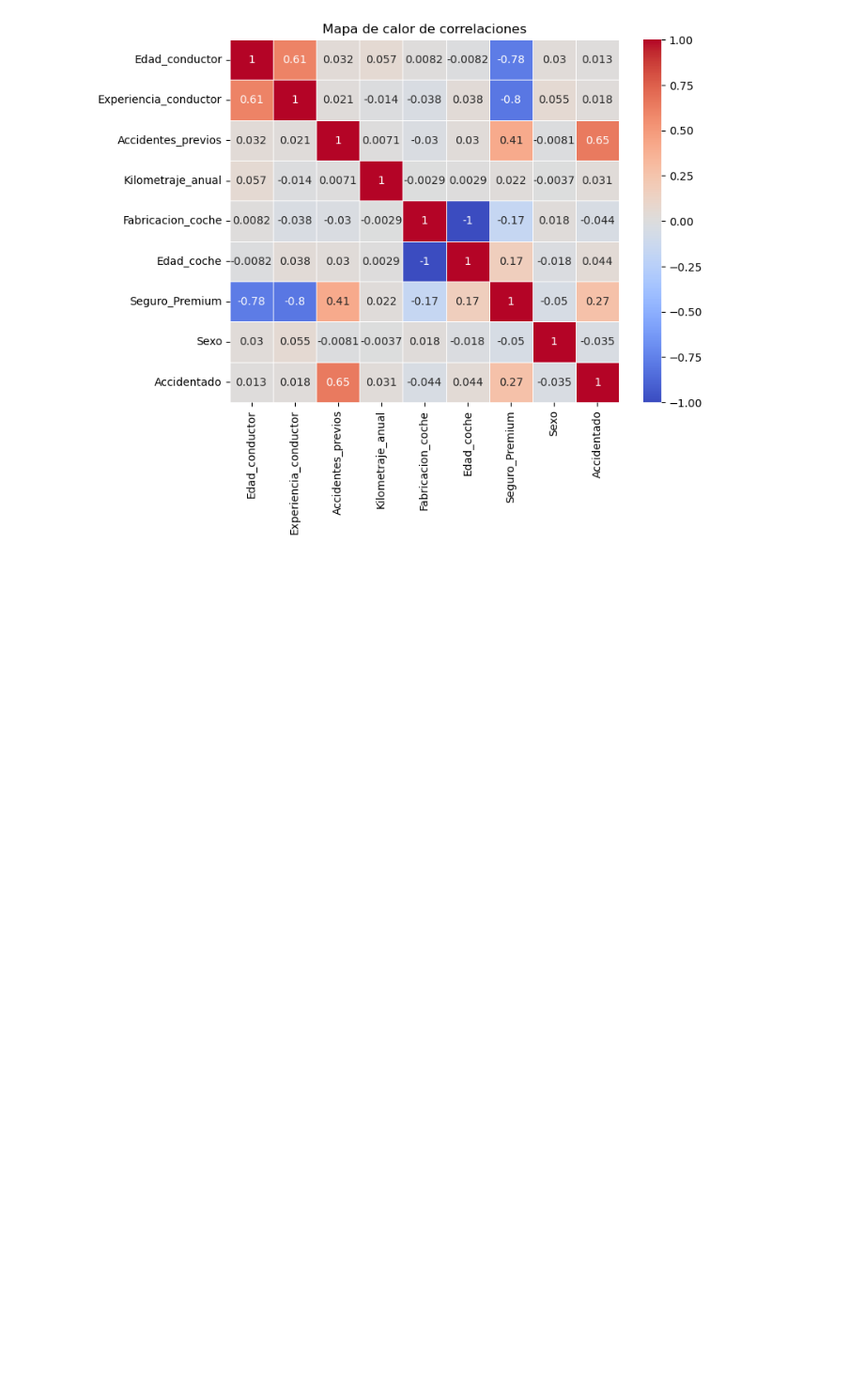
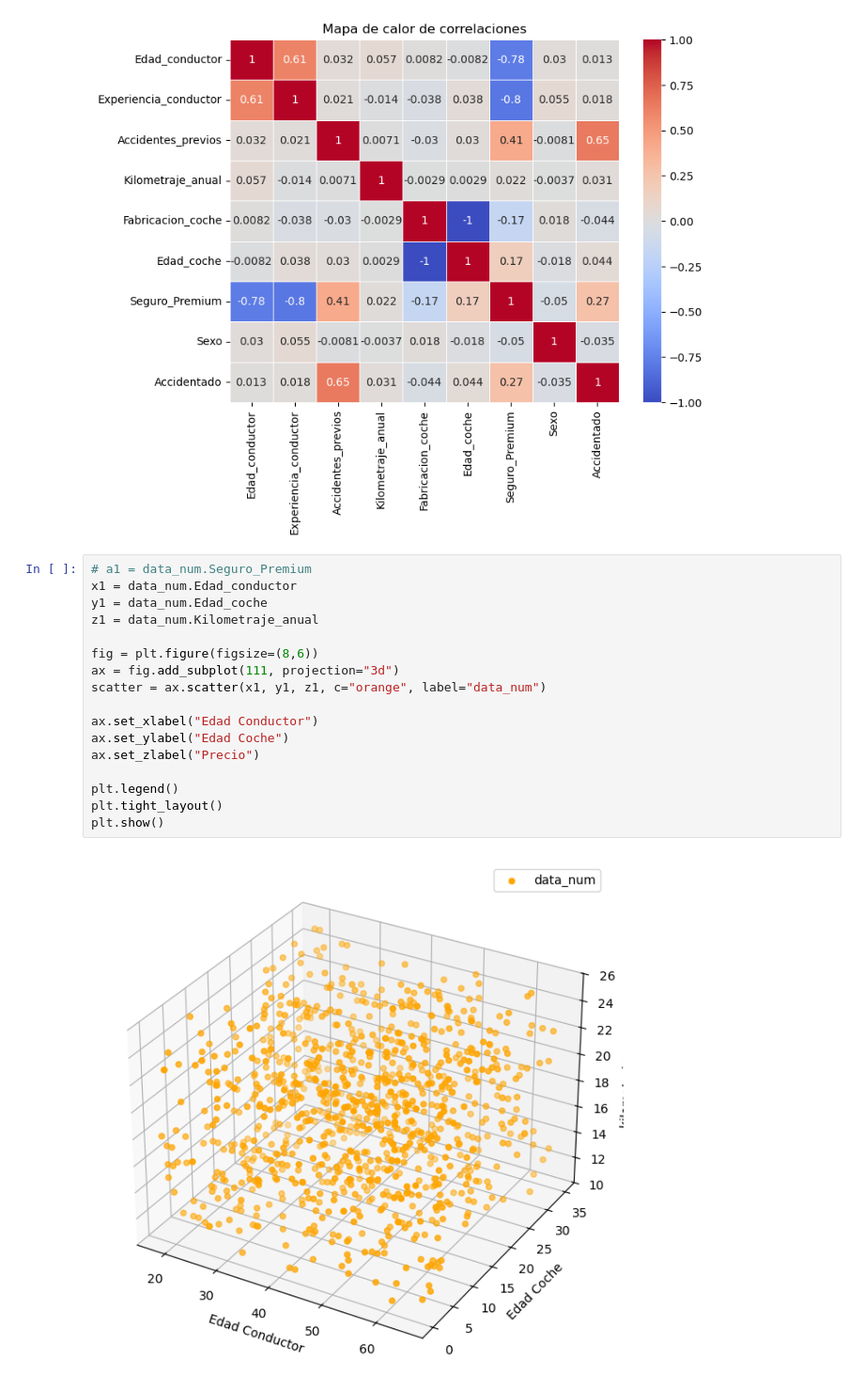
Before and after one commit to PeponeDLG/python_curso, a Jupyter notebook: Analisis/Bloque 4/Practica4.2/practica4.2.ipynb, the cells around one changed output. Shown at 94% size. Cells and saved outputs as stored; diff of their text form; blank space fills up the shorter version.

```diff
--- a/Analisis/Bloque 4/Practica4.2/practica4.2.ipynb
+++ b/Analisis/Bloque 4/Practica4.2/practica4.2.ipynb
@@ -212,3 +222,22 @@ plt.title("Mapa de calor de correlaciones")
 plt.show()
 # %% [output]
 [figure]
+# %%
+# a1 = data_num.Seguro_Premium
+x1 = data_num.Edad_conductor
+y1 = data_num.Edad_coche
+z1 = data_num.Kilometraje_anual
+
+fig = plt.figure(figsize=(8,6))
+ax = fig.add_subplot(111, projection="3d")
+scatter = ax.scatter(x1, y1, z1, c="orange", label="data_num")
+
+ax.set_xlabel("Edad Conductor")
+ax.set_ylabel("Edad Coche")
+ax.set_zlabel("Precio")
+
+plt.legend()
+plt.tight_layout()
+plt.show()
+# %% [output]
+[figure, added]
```
Also changed, not shown: parts of 7 cells of this notebook.
